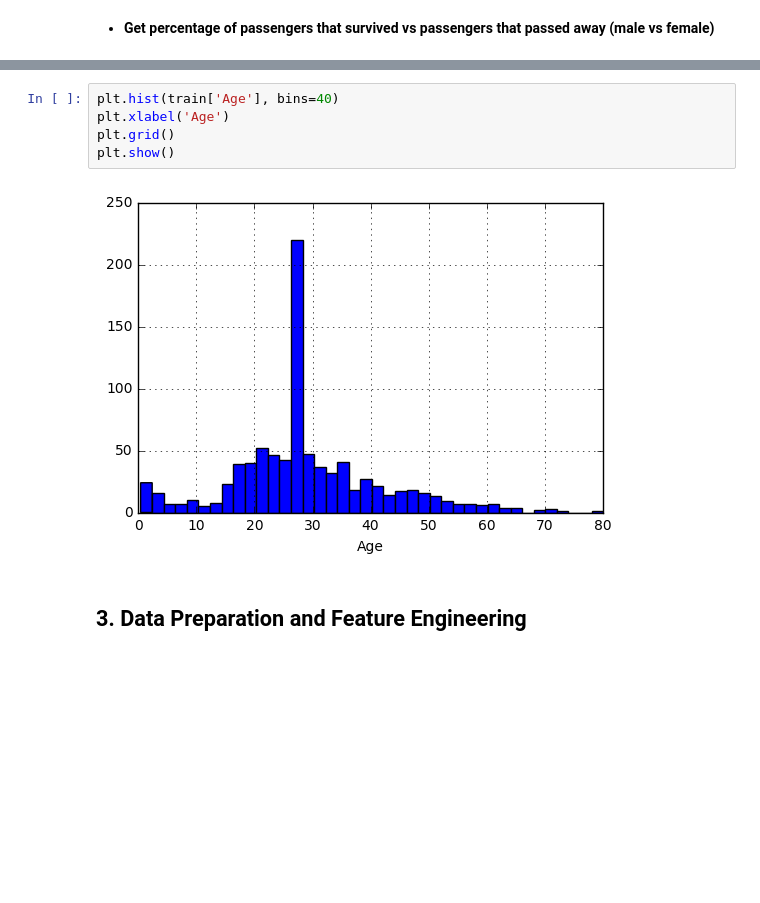
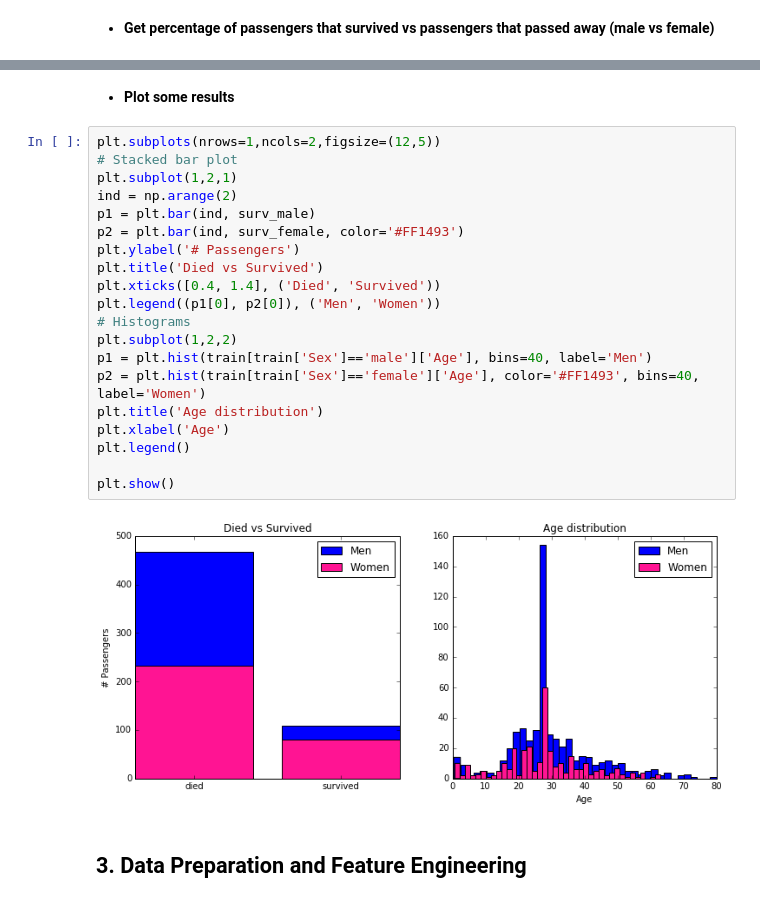
Before and after one commit to Carmine977/kaggle-titanic, a Jupyter notebook: kaggle-titanic.ipynb, the cells around one changed output, grey strips where cells are left out. Cells and saved outputs as stored; diff of their text form; blank space fills up the shorter version.

```diff
--- a/kaggle-titanic.ipynb
+++ b/kaggle-titanic.ipynb
@@ -110,10 +108,27 @@ df.rename(index={0: 'died', 1: 'survived'})
-# %%
-plt.hist(train['Age'], bins=40)
-plt.xlabel('Age')
-plt.grid()
-plt.show()
-# %% [output]
-[figure, removed]
+# %% [markdown]
+* **Plot some results**
+# %%
+plt.subplots(nrows=1,ncols=2,figsize=(12,5))
+# Stacked bar plot
+plt.subplot(1,2,1)
+ind = np.arange(2)
+p1 = plt.bar(ind, surv_male)
+p2 = plt.bar(ind, surv_female, color='#FF1493')
+plt.ylabel('# Passengers')
+plt.title('Died vs Survived')
+plt.xticks([0.4, 1.4], ('Died', 'Survived'))
+plt.legend((p1[0], p2[0]), ('Men', 'Women'))
+# Histograms
+plt.subplot(1,2,2)
+p1 = plt.hist(train[train['Sex']=='male']['Age'], bins=40, label='Men')
+p2 = plt.hist(train[train['Sex']=='female']['Age'], color='#FF1493', bins=40, label='Women')
+plt.title('Age distribution')
+plt.xlabel('Age')
+plt.legend()
+
+plt.show()
+# %% [output]
+[figure, added]
 # %% [markdown]
 ## 3. Data Preparation and Feature Engineering
 # %% [markdown]
```
Also changed, not shown: parts of 9 cells of this notebook, 1 other file.
